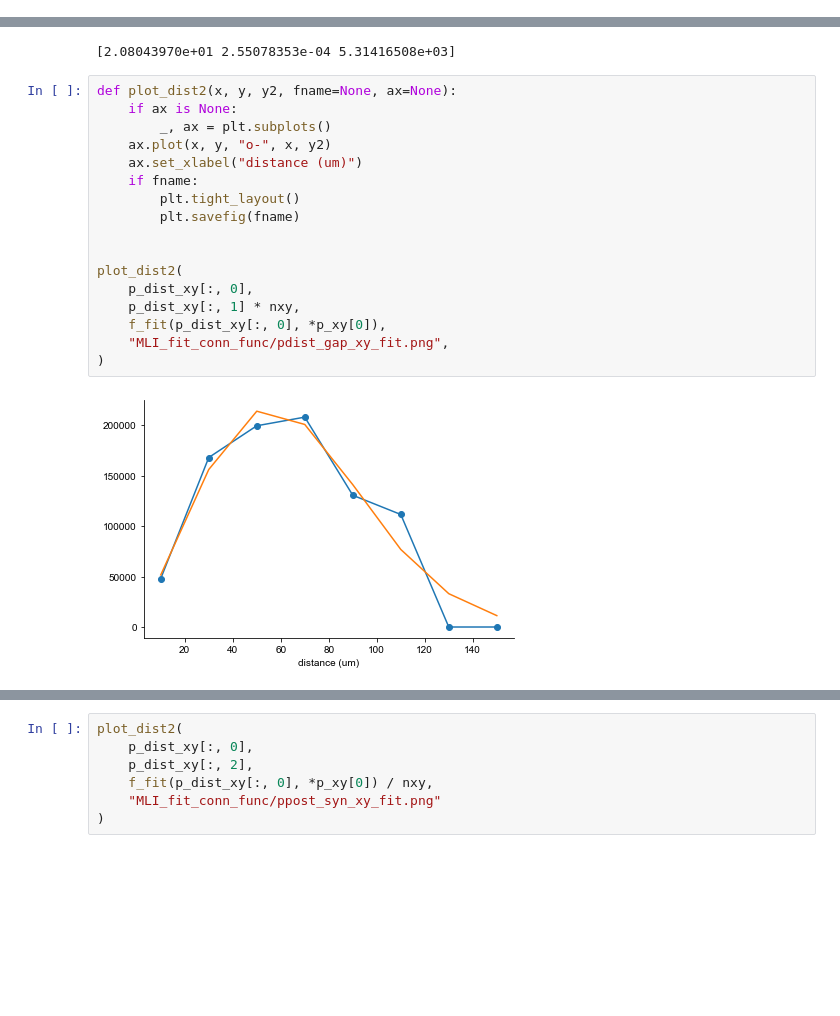
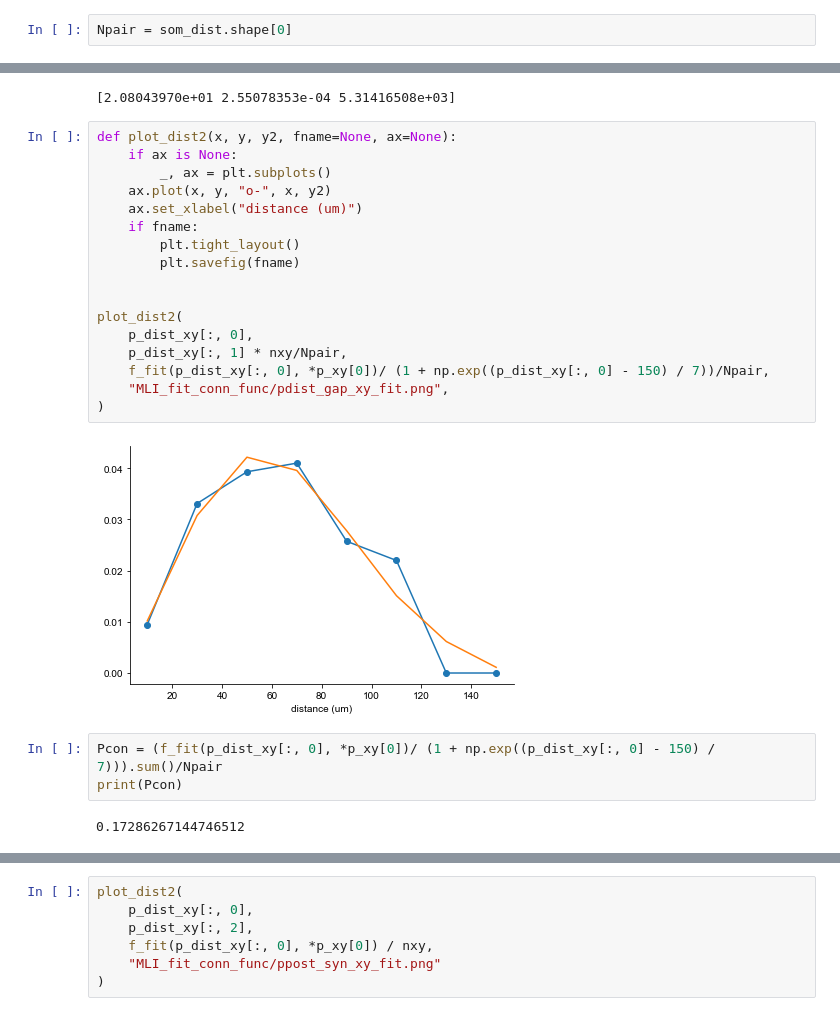
Before and after one commit to CNS-OIST/pycabnn, a Jupyter notebook: notebooks/MLI_fit_conn_func.ipynb, the cells around one changed output, grey strips where cells are left out. Saved outputs shown, nothing was run; the diff lists cells and outputs as text; blank space fills up the shorter version.

```diff
--- a/notebooks/MLI_fit_conn_func.ipynb
+++ b/notebooks/MLI_fit_conn_func.ipynb
@@ -77,6 +77,8 @@ _ = plt.hist(som_dist['dist_xy'], bins=np.arange(0, 220, 20))
 _ = plt.hist(som_dist['dist_z'], bins=np.arange(0, 120, 10))
 # %% [output]
 [figure]
+# %%
+Npair = som_dist.shape[0]
 # %% [markdown]
 ## Distance vs connectivity data
 # %%
@@ -112,22 +119,27 @@ print(p_xy[0])
 # %%
 def plot_dist2(x, y, y2, fname=None, ax=None):
     if ax is None:
         _, ax = plt.subplots()
     ax.plot(x, y, "o-", x, y2)
     ax.set_xlabel("distance (um)")
     if fname:
         plt.tight_layout()
         plt.savefig(fname)
 
 
 plot_dist2(
     p_dist_xy[:, 0],
-    p_dist_xy[:, 1] * nxy,
-    f_fit(p_dist_xy[:, 0], *p_xy[0]),
+    p_dist_xy[:, 1] * nxy/Npair,
+    f_fit(p_dist_xy[:, 0], *p_xy[0])/ (1 + np.exp((p_dist_xy[:, 0] - 150) / 7))/Npair,
     "MLI_fit_conn_func/pdist_gap_xy_fit.png",
 )
 # %% [output]
-[figure, old version]
+[figure, new version]
+# %%
+Pcon = (f_fit(p_dist_xy[:, 0], *p_xy[0])/ (1 + np.exp((p_dist_xy[:, 0] - 150) / 7))).sum()/Npair
+print(Pcon)
+# %% [output]
+0.17286267144746512
 # %%
 plot_dist2(
     p_dist_xy[:, 0],
```
Also changed, not shown: parts of 12 cells of this notebook, 2 other files.
